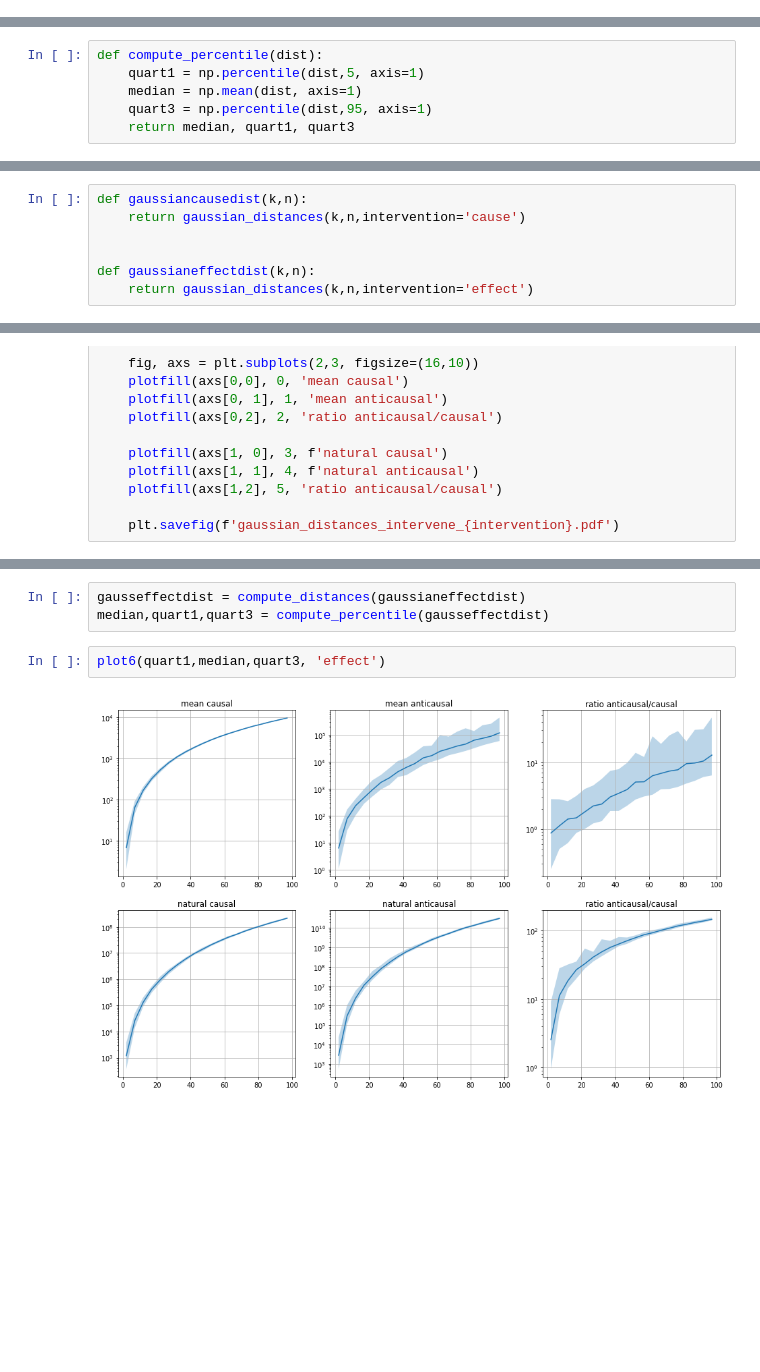
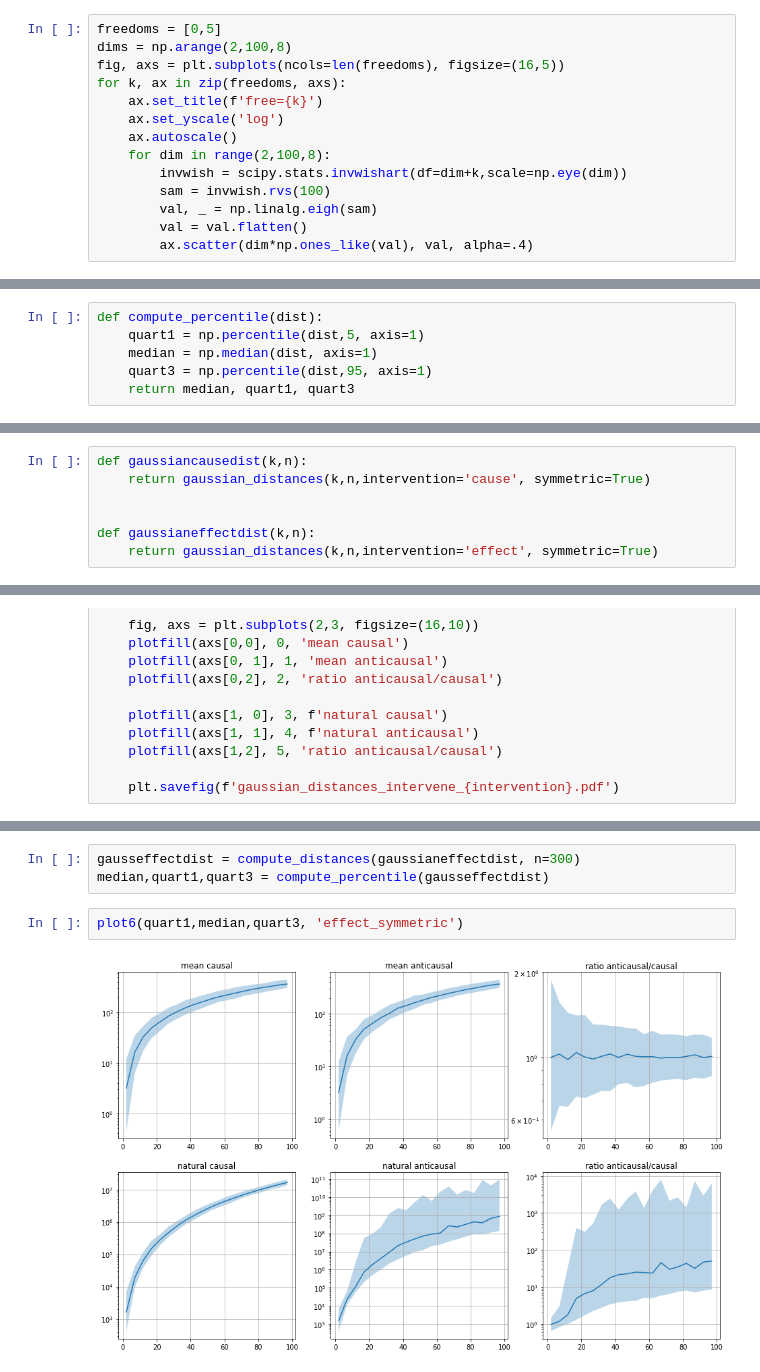
Before and after one commit to remilepriol/causal-adaptation-speed, a Jupyter notebook: softargmax.ipynb, the cells around one changed output, grey strips where cells are left out. Drawn from its saved outputs; the diff is of its cells as text; blank space fills up the shorter version.

```diff
--- a/softargmax.ipynb
+++ b/softargmax.ipynb
@@ -156,0 +179,14 @@ I make the conjecture that the Hessian of the softmax is 1/3 Lipschitz
+# %%
+freedoms = [0,5]
+dims = np.arange(2,100,8)
+fig, axs = plt.subplots(ncols=len(freedoms), figsize=(16,5))
+for k, ax in zip(freedoms, axs):
+    ax.set_title(f'free={k}')
+    ax.set_yscale('log')
+    ax.autoscale()
+    for dim in range(2,100,8):
+        invwish = scipy.stats.invwishart(df=dim+k,scale=np.eye(dim))
+        sam = invwish.rvs(100)
+        val, _ = np.linalg.eigh(sam)
+        val = val.flatten()
+        ax.scatter(dim*np.ones_like(val), val, alpha=.4)
@@ -170,7 +208,7 @@ def compute_distances(distfunc, n = 100):
 # %%
 def compute_percentile(dist):
     quart1 = np.percentile(dist,5, axis=1)
-    median = np.mean(dist, axis=1)
+    median = np.median(dist, axis=1)
     quart3 = np.percentile(dist,95, axis=1)
     return median, quart1, quart3
 # %%
@@ -251,10 +290,10 @@ which explains the shape of the curve on the right with a negligible influence o
 # %%
 def gaussiancausedist(k,n):
-    return gaussian_distances(k,n,intervention='cause')
+    return gaussian_distances(k,n,intervention='cause', symmetric=True)
 
 
 def gaussianeffectdist(k,n):
-    return gaussian_distances(k,n,intervention='effect')
+    return gaussian_distances(k,n,intervention='effect', symmetric=True)
 # %%
 def plot6(quart1,median,quart3,intervention):
 
@@ -285,7 +324,7 @@ plot6(quart1,median,quart3, 'cause')
 # %%
-gausseffectdist = compute_distances(gaussianeffectdist)
+gausseffectdist = compute_distances(gaussianeffectdist, n=300)
 median,quart1,quart3 = compute_percentile(gausseffectdist)
 # %%
-plot6(quart1,median,quart3, 'effect')
+plot6(quart1,median,quart3, 'effect_symmetric')
 # %% [output]
-[figure, old version]
+[figure, new version]
```
Also changed, not shown: parts of 13 cells of this notebook.
